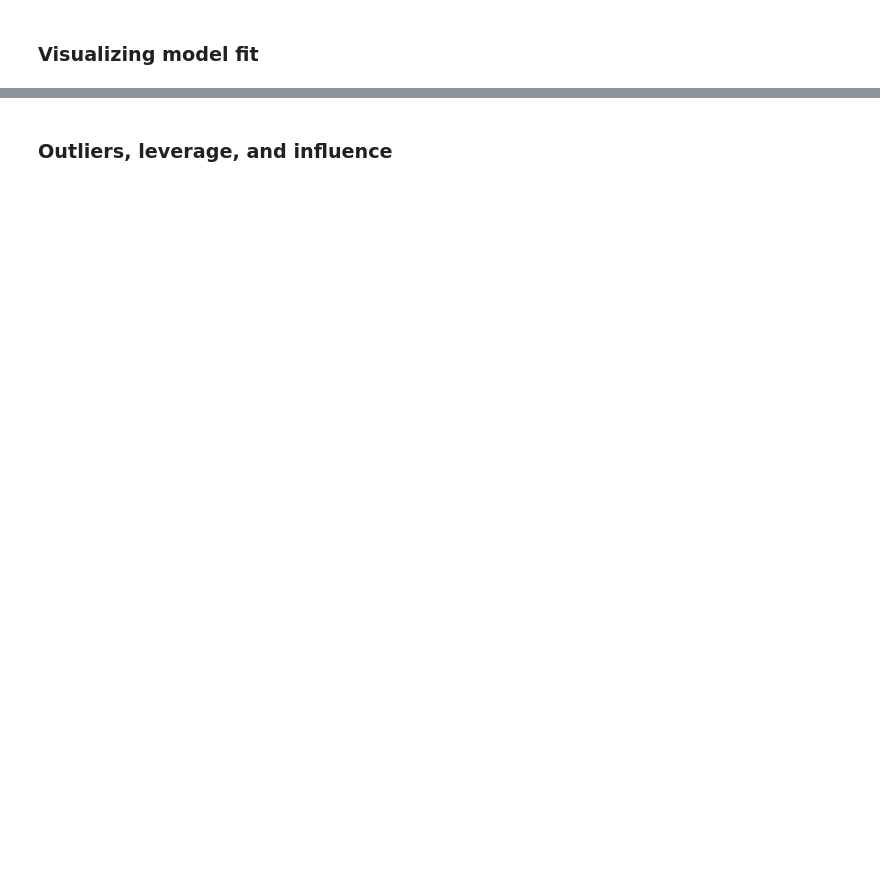
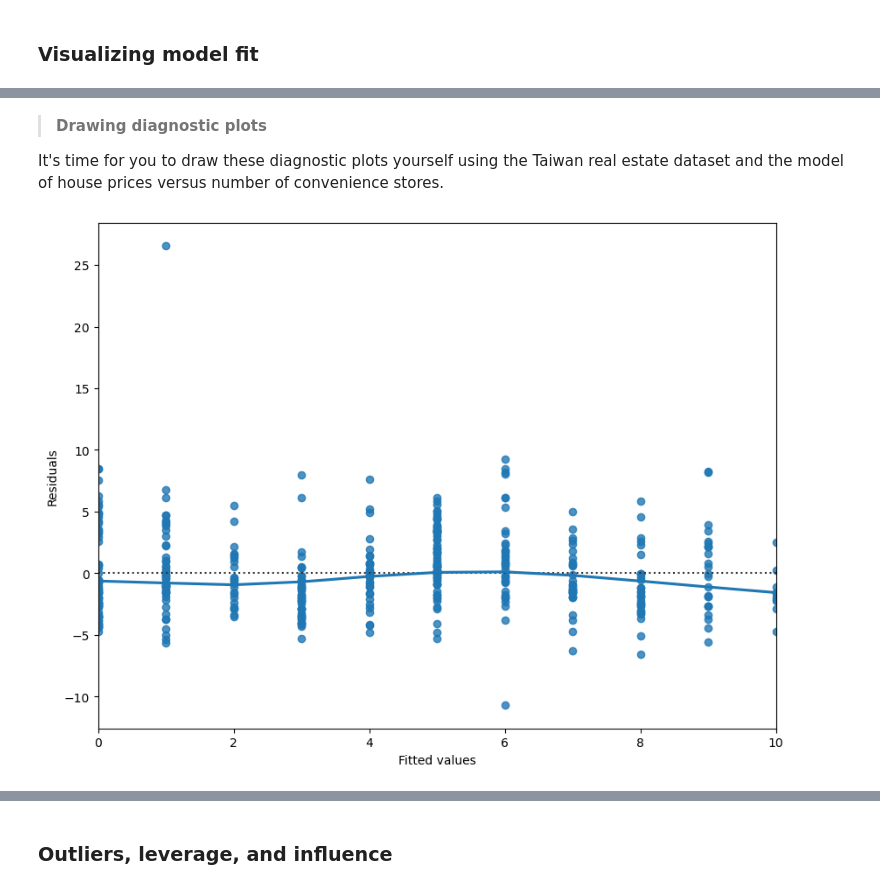
Before and after one commit to anhhaibkhn/Data-Science-selfstudy-notes-Blog, a Jupyter notebook: _notebooks/Introduction to Regression with statsmodels in Python/2022-11-16-Introduction to Regression with statsmodels in Python.ipynb, the cells around one changed output, grey strips where cells are left out. Cells and saved outputs as stored; diff of their text form; code cells hidden in the pictures; blank space fills up the shorter version.

```diff
--- a/_notebooks/Introduction to Regression with statsmodels in Python/2022-11-16-Introduction to Regression with statsmodels in Python.ipynb
+++ b/_notebooks/Introduction to Regression with statsmodels in Python/2022-11-16-Introduction to Regression with statsmodels in Python.ipynb
@@ -1170,0 +1348,14 @@ print(mdl_click_vs_impression_trans.summary())
+# %% [markdown]
+> **Drawing diagnostic plots**
+
+It's time for you to draw these diagnostic plots yourself using the Taiwan real estate dataset and the model of house prices versus number of convenience stores.
+# %%
+# Plot the residuals vs. fitted values
+sns.residplot(x="n_convenience", y="price_twd_msq", data=taiwan_real_estate, lowess = True)
+plt.xlabel("Fitted values")
+plt.ylabel("Residuals")
+
+# Show the plot
+plt.show()
+# %% [output]
+[figure, added]
```
Also changed, not shown: parts of 83 cells of this notebook, 18 other files.
